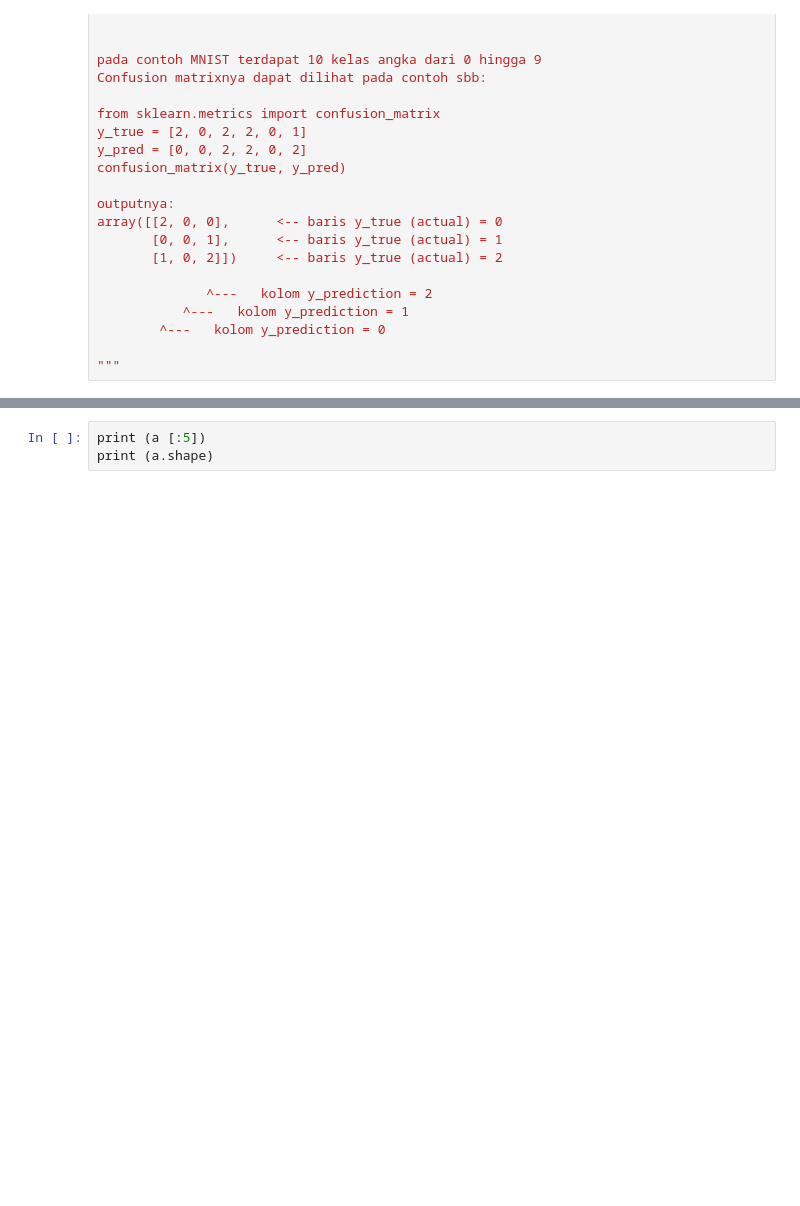
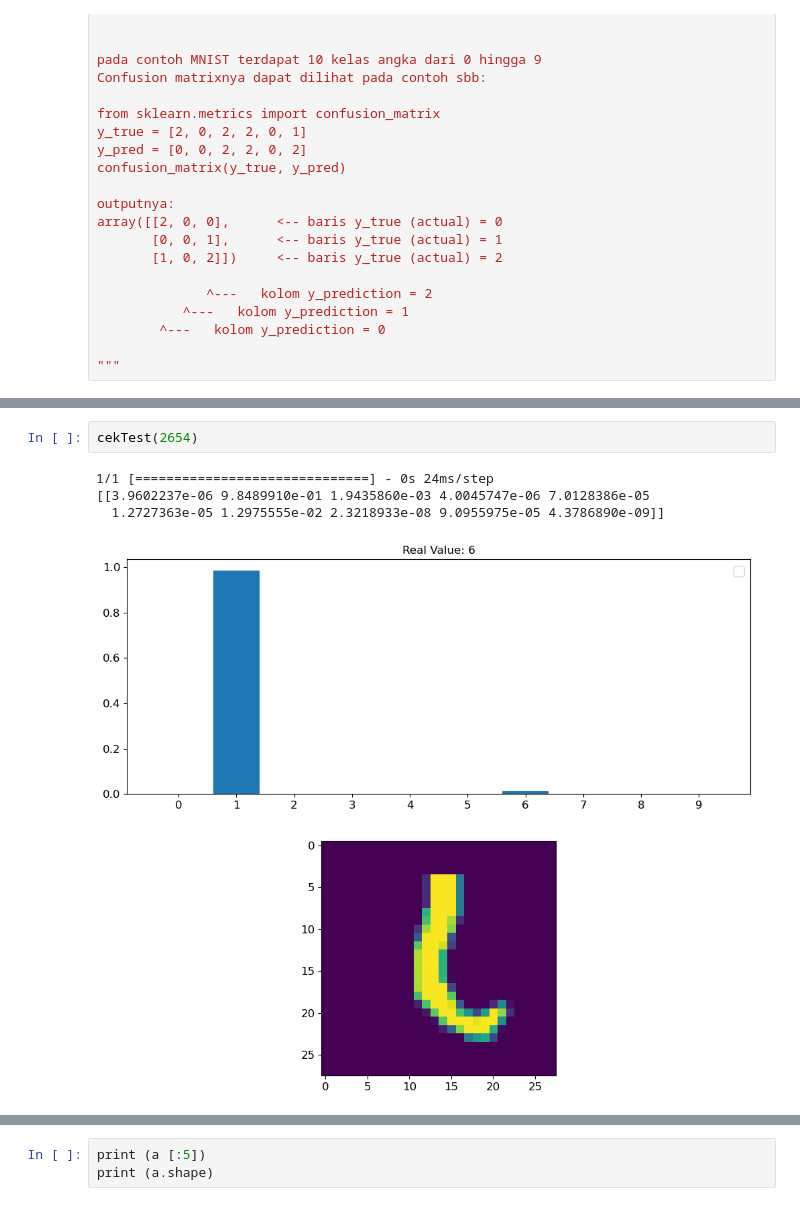
Before and after one commit to ahsanu123/ahsanu123, a Jupyter notebook: simplemnistconvnet-materi6.ipynb, the cells around one changed output, grey strips where cells are left out. Saved outputs shown, nothing was run; the diff lists cells and outputs as text; blank space fills up the shorter version.

```diff
--- a/simplemnistconvnet-materi6.ipynb
+++ b/simplemnistconvnet-materi6.ipynb
@@ -553,0 +608,7 @@ cm
+# %%
+cekTest(2654)
+# %% [output]
+1/1 [==============================] - 0s 24ms/step
+[[3.9602237e-06 9.8489910e-01 1.9435860e-03 4.0045747e-06 7.0128386e-05
+  1.2727363e-05 1.2975555e-02 2.3218933e-08 9.0955975e-05 4.3786890e-09]]
+[figure, added]
```
Also changed, not shown: parts of 15 cells of this notebook.
